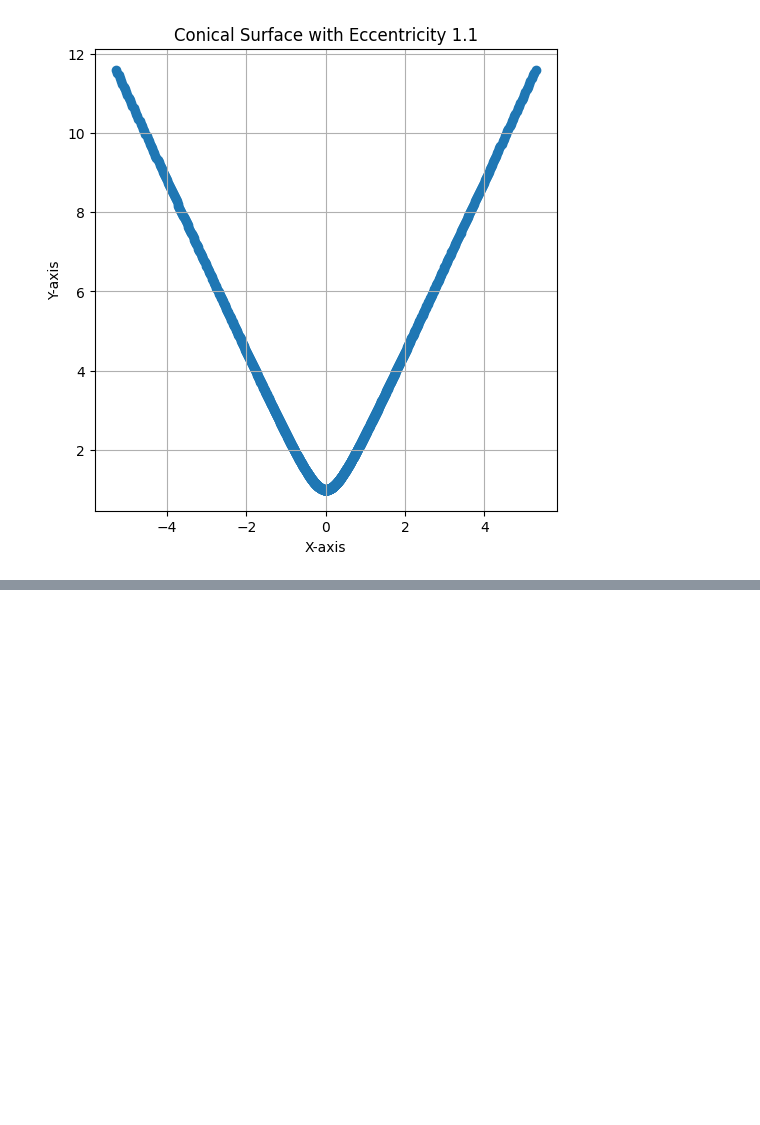
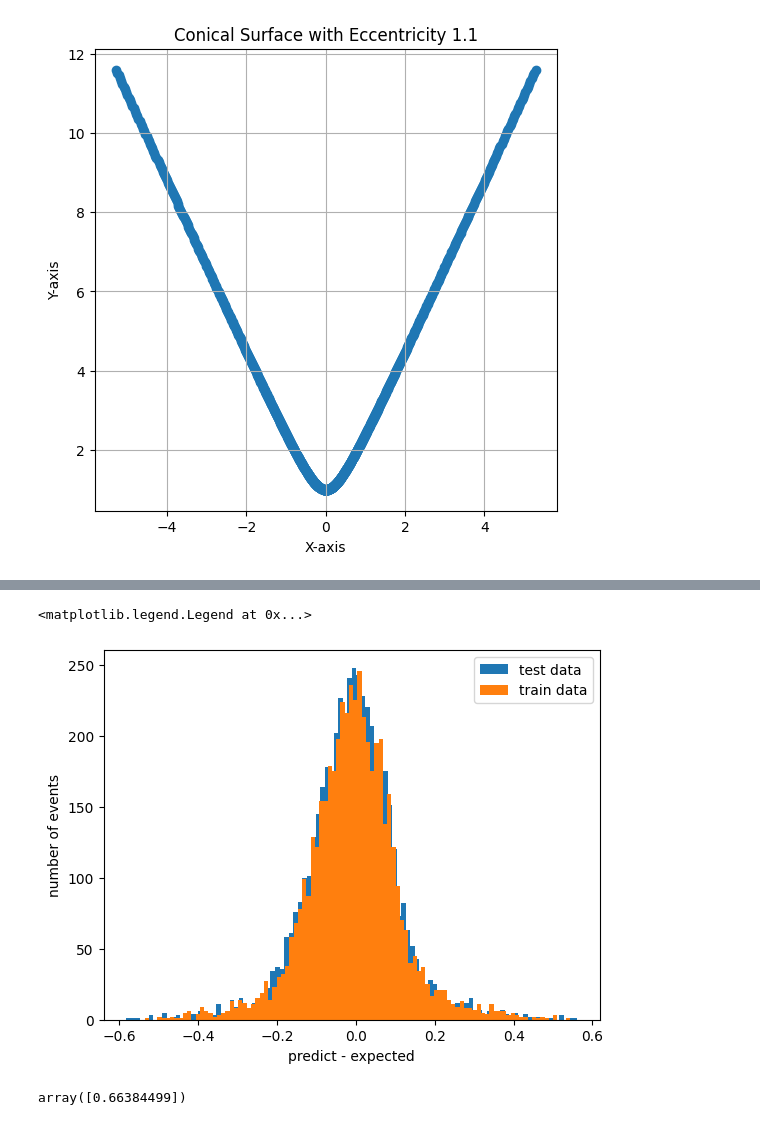
Before and after one commit to GBotogoske/machine_learning_2024, a Jupyter notebook: teste.ipynb, the cells around one changed output, grey strips where cells are left out. Cells and saved outputs as stored; diff of their text form; code cells hidden in the pictures; blank space fills up the shorter version.

```diff
--- a/teste.ipynb
+++ b/teste.ipynb
@@ -257,0 +279,9 @@ plt.legend()
+# %%
+predict=model.predict(x_test)
+plt.hist(predict-y_test,bins=100,label="test data")
+predict=model.predict(x_train)
+plt.hist(predict-y_train,bins=100,label="train data")
+plt.xlabel("predict - expected")
+plt.ylabel("number of events")
+plt.legend()
+# %% [output]
@@ -257,0 +290,6 @@ plt.legend()
+<matplotlib.legend.Legend at 0x...>
+[figure, added]
+# %%
+output_data[8]
+# %% [output]
+array([0.66384499])
```
Also changed, not shown: parts of 13 cells of this notebook, 1 other file.
